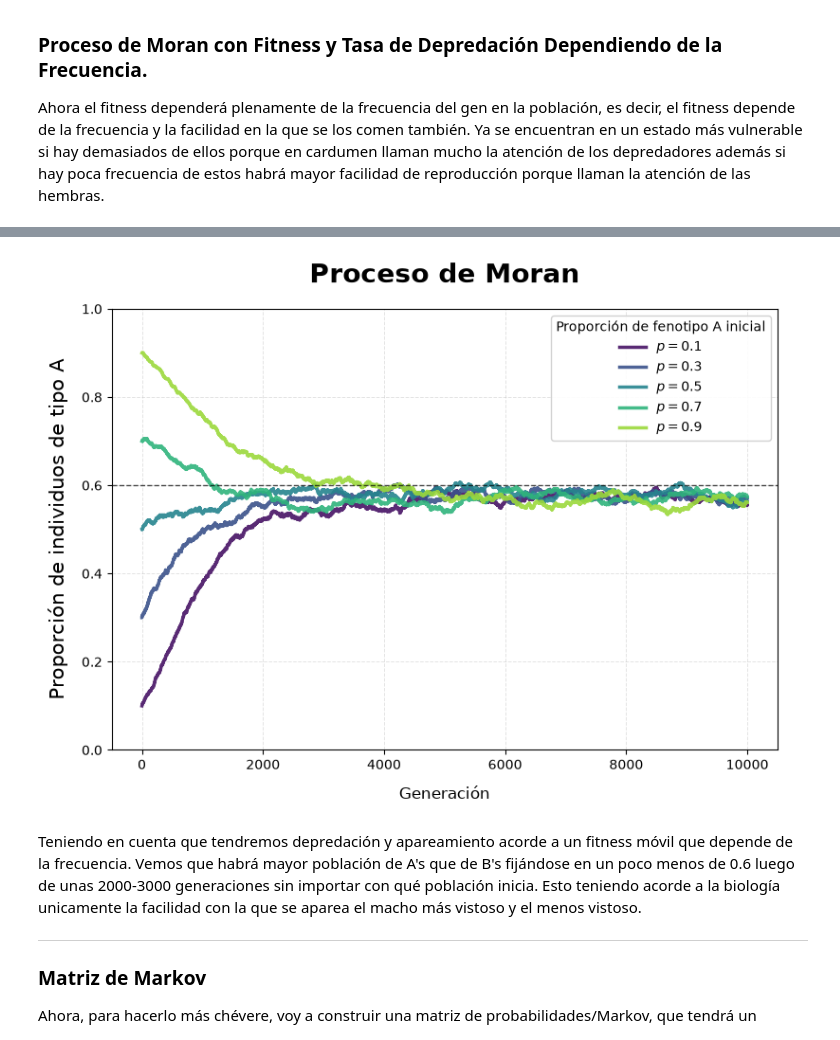
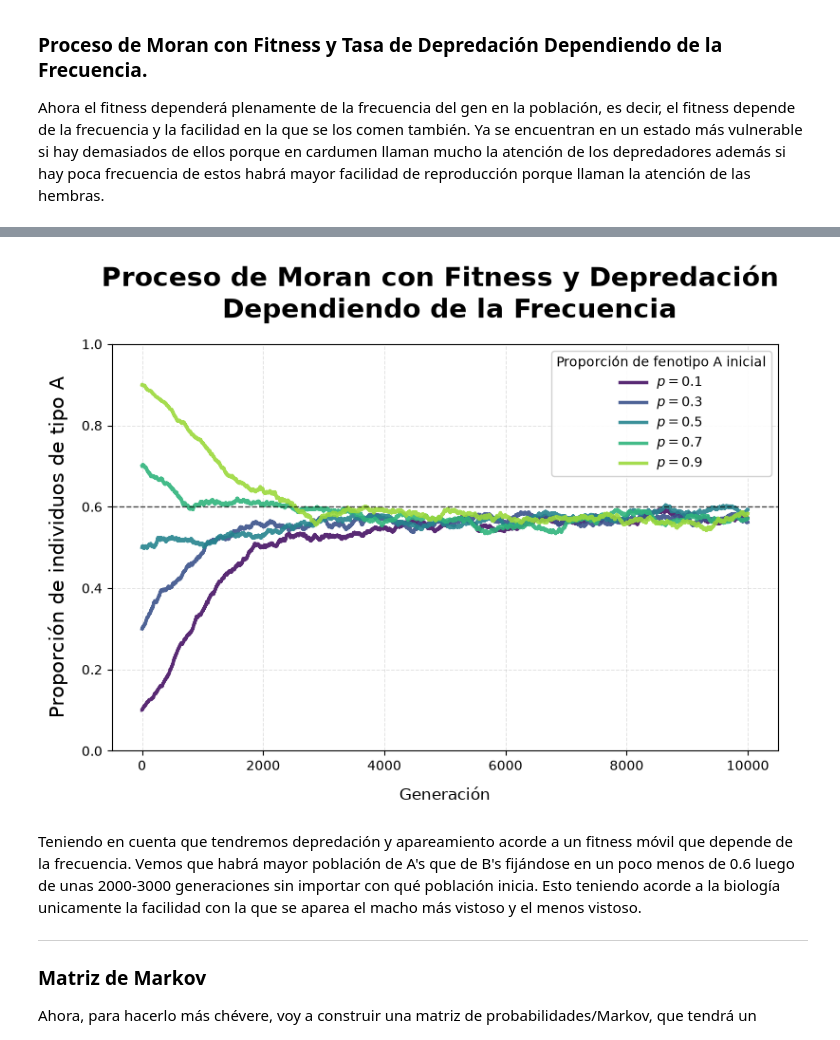
Before and after one commit to ValentinaBustos2025/Proyecto-Final, a Jupyter notebook: Simulación/Proceso Moran incial.ipynb, the cells around one changed output, grey strips where cells are left out. Drawn from its saved outputs; the diff is of its cells as text; code cells hidden in the pictures.

```diff
--- a/Simulación/Proceso Moran incial.ipynb
+++ b/Simulación/Proceso Moran incial.ipynb
@@ -226,32 +229,33 @@ moranProcessFreqFitness(N=1000, p=0.5, T= 1000)[0]
 # %%
 fig, ax = plt.subplots(figsize=(8, 6))
 
 for prop, color in zip(p, colors):
     generaciones = moranProcessFreqFitness(N=1000, p=prop, T=10000)[1]
     ax.plot( generaciones, label=fr'$p = {prop}$', color=color, linewidth=2.5, alpha=0.9)
 
 ax.set_xlabel('Generación', fontsize=12, labelpad=10)
 ax.set_ylabel('Proporción de individuos de tipo A', fontsize=15, labelpad=10)
-ax.set_title( 'Proceso de Moran', fontsize=20, fontweight='bold', pad=20)
+ax.set_title( 'Proceso de Moran con Fitness y Depredación \n Dependiendo de la Frecuencia', fontsize=20, fontweight='bold', pad=20)
 ax.set_ylim(0, 1)
 ax.axhline(0.6, color='black', linestyle='--', linewidth=1, alpha=0.7)
 ax.grid( True, linestyle='--', linewidth=0.7, alpha=0.35)
 ax.tick_params(axis='both', labelsize=10)
 ax.legend(
     title='Proporción de fenotipo A inicial',
     fontsize=10,
     title_fontsize=10,
     loc='best',
     frameon=True,
     fancybox=True,
     framealpha=0.9
 )
 
 
 plt.tight_layout()
+plt.savefig('../Gráficas/Proceso_Moran_Fitness_y_Depredacion_freq.png')
 plt.show()
 # %% [output]
-[figure, old version]
+[figure, new version]
 # %% [markdown]
 Teniendo en cuenta que tendremos depredación y apareamiento acorde a un fitness móvil que depende de la frecuencia. Vemos que habrá mayor población de A's que de B's fijándose en un poco menos de 0.6 luego de unas 2000-3000 generaciones sin importar con qué población inicia. Esto teniendo acorde a la biología unicamente la facilidad con la que se aparea el macho más vistoso y el menos vistoso.
 
```
Also changed, not shown: parts of 9 cells of this notebook, 17 other files.
